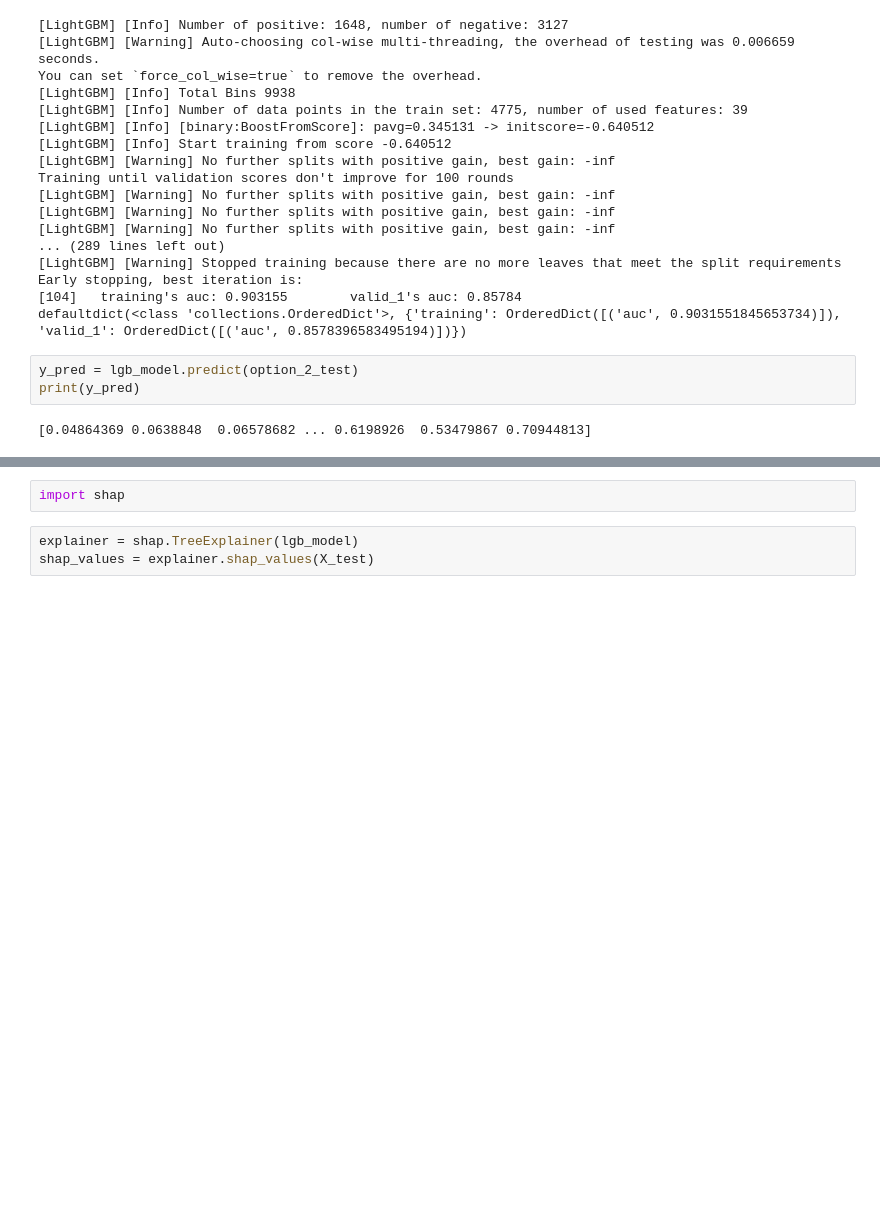
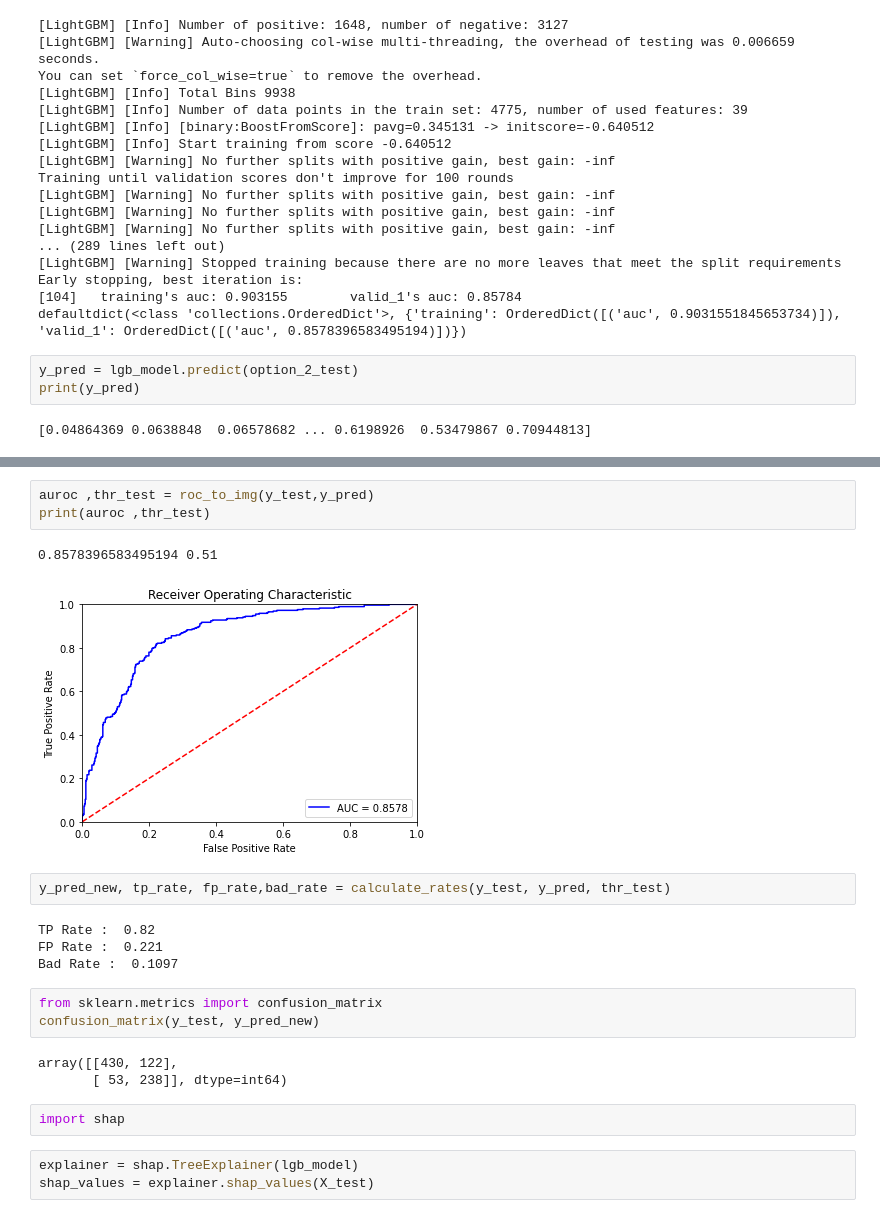
Before and after one commit to BU-IE-582/fall21-cumhurkilic, a Jupyter notebook: Project_code_files/LightGBM MIL Model.ipynb, the cells around one changed output, grey strips where cells are left out. Saved outputs shown, nothing was run; the diff lists cells and outputs as text; blank space fills up the shorter version.

```diff
--- a/Project_code_files/LightGBM MIL Model.ipynb
+++ b/Project_code_files/LightGBM MIL Model.ipynb
@@ -342,3 +426,21 @@ print(y_pred)
+# %%
+auroc ,thr_test = roc_to_img(y_test,y_pred)
+print(auroc ,thr_test)
+# %% [output]
+0.8578396583495194 0.51
+[figure, added]
+# %%
+y_pred_new, tp_rate, fp_rate,bad_rate = calculate_rates(y_test, y_pred, thr_test)
+# %% [output]
+TP Rate :  0.82
+FP Rate :  0.221
+Bad Rate :  0.1097
+# %%
+from sklearn.metrics import confusion_matrix
+confusion_matrix(y_test, y_pred_new)
+# %% [output]
+array([[430, 122],
+       [ 53, 238]], dtype=int64)
 # %%
 import shap
 # %%
```
Also changed, not shown: parts of 3 cells of this notebook.
